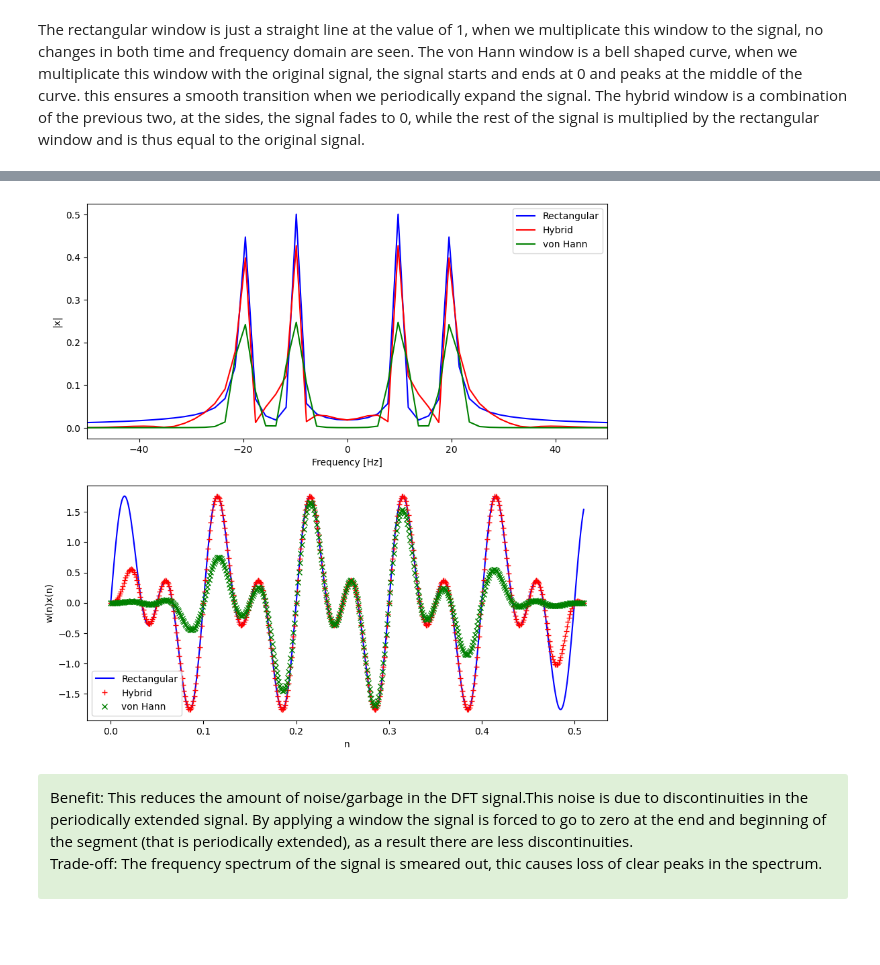
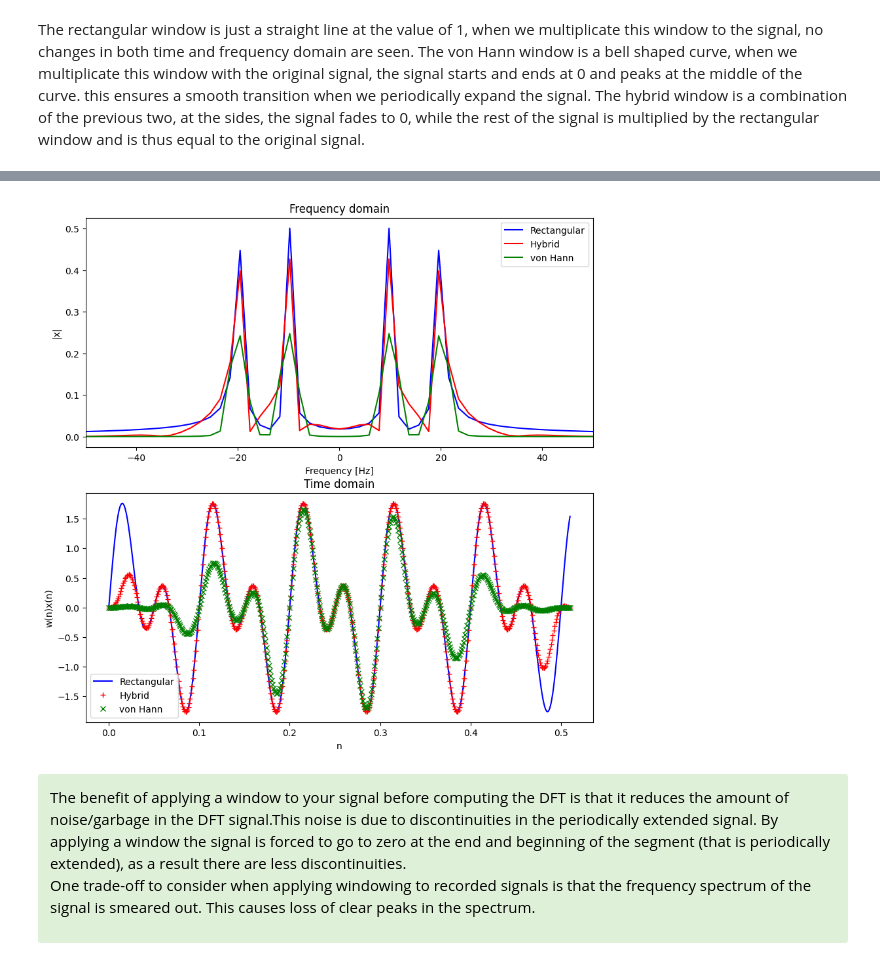
Before and after one commit to mrcocolinho/MSPS-Assignments, a Jupyter notebook: Notebooks/Assignment 1/ex01.ipynb, the cells around one changed output, grey strips where cells are left out. Drawn from its saved outputs; the diff is of its cells as text; code cells hidden in the pictures; blank space fills up the shorter version.

```diff
--- a/Notebooks/Assignment 1/ex01.ipynb
+++ b/Notebooks/Assignment 1/ex01.ipynb
@@ -613,37 +618,39 @@ n22 = np.arange(0,0.511,1/fs)
 x22 = con*(np.sin(2*np.pi*10*n22) + np.sin(2*np.pi*20*n22))
 DFT22=np.fft.fft(x22)
 mag22=np.fft.fftshift(np.abs(DFT22)/n22.size)
 a22=mag22.size
 freq22= np.fft.fftshift(np.fft.fftfreq(a22, d=1/fs))
 
 n23 = np.arange(0,0.511,1/fs)
 x23 = h_hann*(np.sin(2*np.pi*10*n23) + np.sin(2*np.pi*20*n23))
 DFT23=np.fft.fft(x23)
 mag23=np.fft.fftshift(np.abs(DFT23)/n23.size)
 a23=mag23.size
 freq23= np.fft.fftshift(np.fft.fftfreq(a23, d=1/fs))
 
 fig, (ax1, ax2) = plt.subplots(2,1, figsize=(10,10))
 ax1.plot(freq21,mag21,'b',label='Rectangular')
 ax1.plot(freq22,mag22,'r', label='Hybrid')
 ax1.plot(freq23,mag23,'g', label='von Hann')
 ax1.set_xlim([-50,50])
 ax1.legend()
 ax1.set_xlabel('Frequency [Hz]')
 ax1.set_ylabel('|x|')
+ax1.set_title('Frequency domain')
 
 ax2.plot(n21, x21, 'b',label='Rectangular')
 ax2.plot(n22,x22,'r+', label='Hybrid')
 ax2.plot(n23,x23,'gx', label='von Hann')
 ax2.legend()
 ax2.set_xlabel('n')
 ax2.set_ylabel('w(n)x(n)')
+ax2.set_title('Time domain')
 plt.show()
 # %% [output]
-[figure, old version]
+[figure, new version]
 # %% [markdown]
 <div class="alert alert-success">
 <span style="color:black">
-Benefit: This reduces the amount of noise/garbage in the DFT signal.This noise is due to discontinuities in the periodically extended signal. By applying a window the signal is forced to go to zero at the end and beginning of the segment (that is periodically extended), as a result there are less discontinuities.
+The benefit of applying a window to your signal before computing the DFT is that it reduces the amount of noise/garbage in the DFT signal.This noise is due to discontinuities in the periodically extended signal. By applying a window the signal is forced to go to zero at the end and beginning of the segment (that is periodically extended), as a result there are less discontinuities.<br>
 
-Trade-off: The frequency spectrum of the signal is smeared out, thic causes loss of clear peaks in the spectrum.
+One trade-off to consider when applying windowing to recorded signals is that the frequency spectrum of the signal is smeared out. This causes loss of clear peaks in the spectrum.
```
Also changed, not shown: parts of 8 cells of this notebook.
